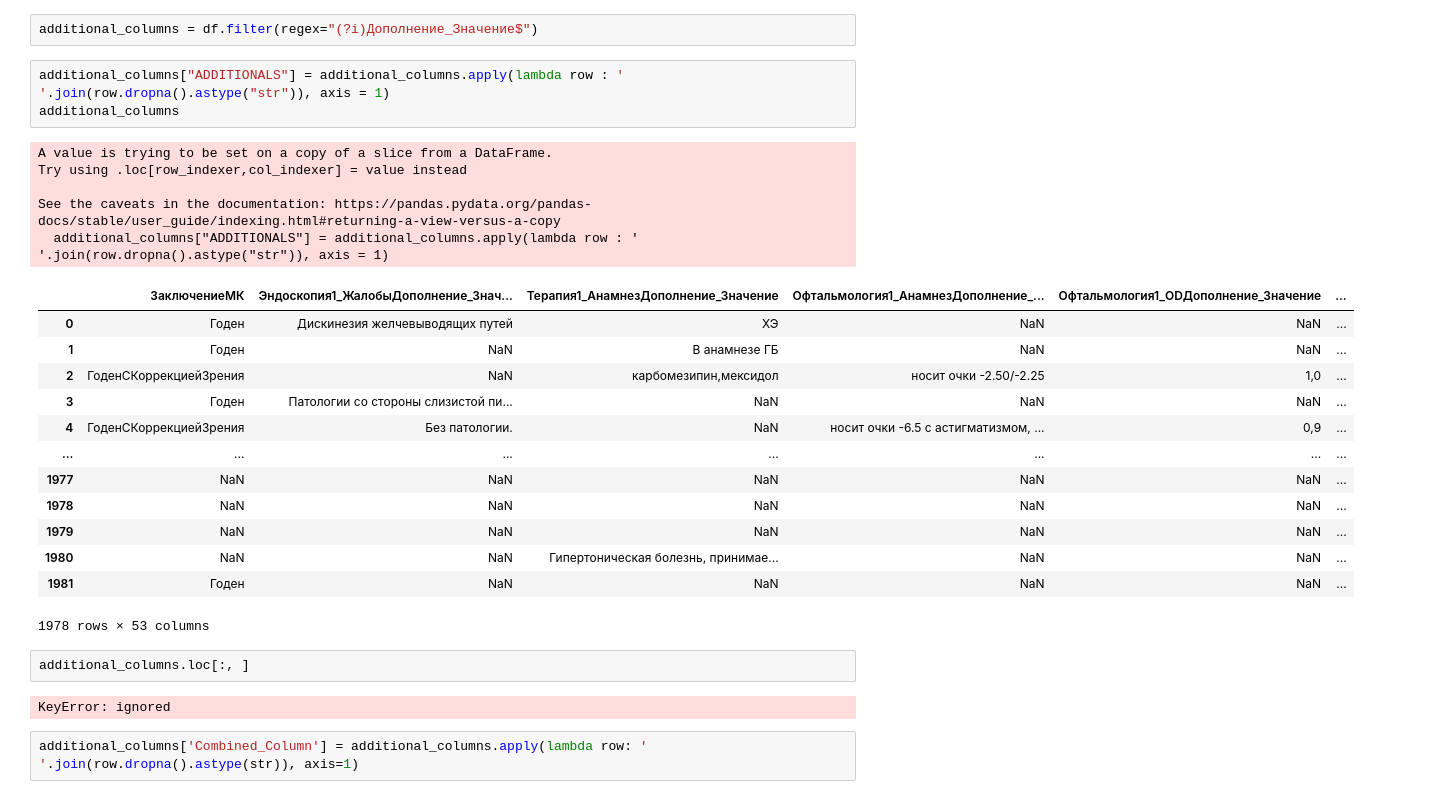
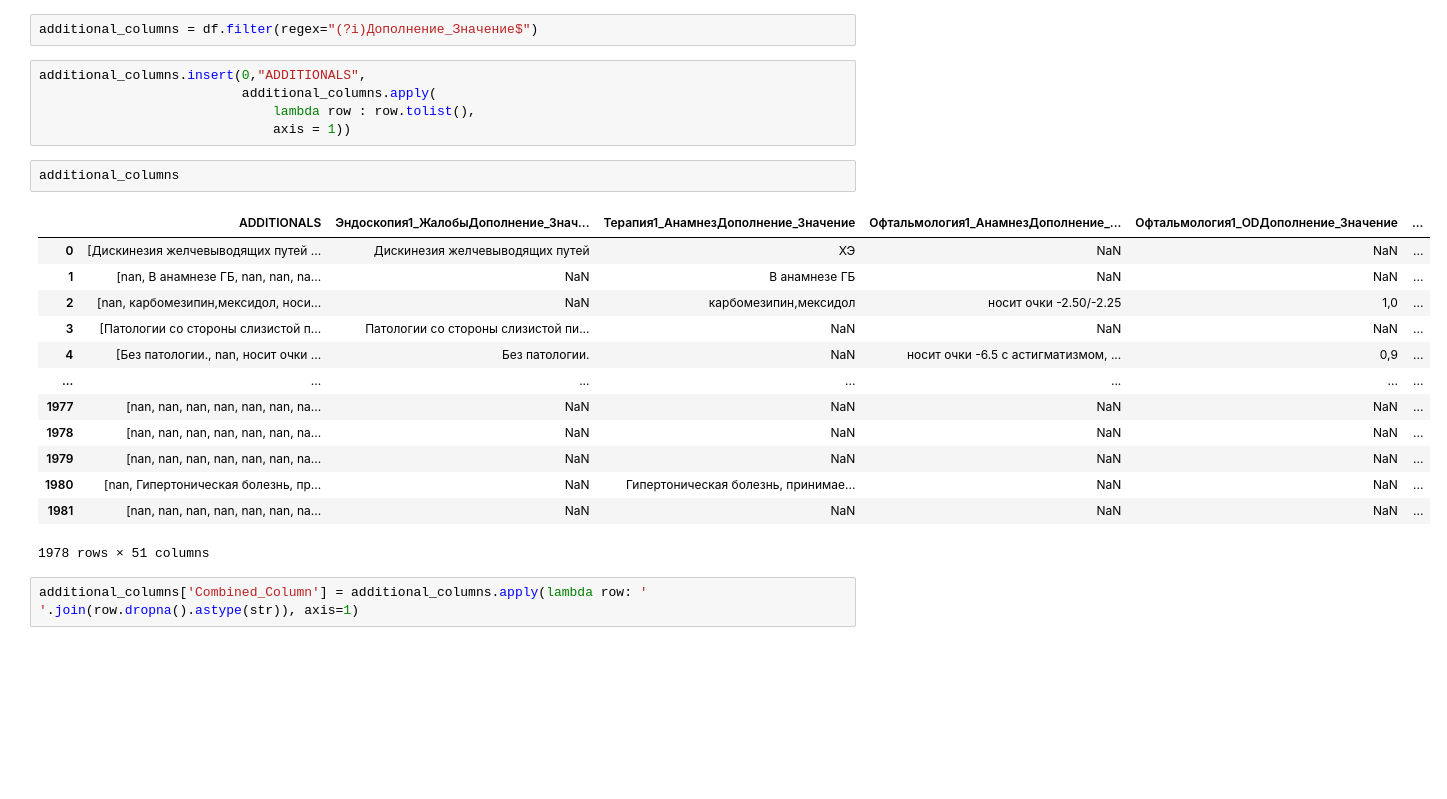
Before and after one commit to Untick/InspectrumClinic_RecSys, a Jupyter notebook: Paul Himyak/work_with_dataset.ipynb, the cells around one changed output. Cells and saved outputs as stored; diff of their text form; blank space fills up the shorter version.

```diff
--- a/Paul Himyak/work_with_dataset.ipynb
+++ b/Paul Himyak/work_with_dataset.ipynb
@@ -336,31 +336,26 @@ print(uuid_columns.shape)
 # %%
 additional_columns = df.filter(regex="(?i)Дополнение_Значение$")
 # %%
-additional_columns["ADDITIONALS"] = additional_columns.apply(lambda row : ' '.join(row.dropna().astype("str")), axis = 1)
-additional_columns
+additional_columns.insert(0,"ADDITIONALS",
+                          additional_columns.apply(
+                              lambda row : row.tolist(),
+                              axis = 1))
-# %% [output]
-A value is trying to be set on a copy of a slice from a DataFrame.
-Try using .loc[row_indexer,col_indexer] = value instead
-
-See the caveats in the documentation: https://pandas.pydata.org/pandas-docs/stable/user_guide/indexing.html#returning-a-view-versus-a-copy
-  additional_columns["ADDITIONALS"] = additional_columns.apply(lambda row : ' '.join(row.dropna().astype("str")), axis = 1)
-|  | ЗаключениеМК | Эндоскопия1_ЖалобыДополнение_Знач... | Терапия1_АнамнезДополнение_Значение | Офтальмология1_АнамнезДополнение_... | Офтальмология1_ODДополнение_Значение | ... |
-| 0 | Годен | Дискинезия желчевыводящих путей | ХЭ | NaN | NaN | ... |
-| 1 | Годен | NaN | В анамнезе ГБ | NaN | NaN | ... |
-| 2 | ГоденСКоррекциейЗрения | NaN | карбомезипин,мексидол | носит очки -2.50/-2.25 | 1,0 | ... |
-| 3 | Годен | Патологии со стороны слизистой пи... | NaN | NaN | NaN | ... |
-| 4 | ГоденСКоррекциейЗрения | Без патологии. | NaN | носит очки -6.5 с астигматизмом, ... | 0,9 | ... |
-| ... | ... | ... | ... | ... | ... | ... |
-| 1977 | NaN | NaN | NaN | NaN | NaN | ... |
-| 1978 | NaN | NaN | NaN | NaN | NaN | ... |
-| 1979 | NaN | NaN | NaN | NaN | NaN | ... |
-| 1980 | NaN | NaN | Гипертоническая болезнь, принимае... | NaN | NaN | ... |
-| 1981 | Годен | NaN | NaN | NaN | NaN | ... |
-1978 rows × 53 columns
 # %%
-additional_columns.loc[:, ]
+additional_columns
 # %% [output]
+|  | ADDITIONALS | Эндоскопия1_ЖалобыДополнение_Знач... | Терапия1_АнамнезДополнение_Значение | Офтальмология1_АнамнезДополнение_... | Офтальмология1_ODДополнение_Значение | ... |
+| 0 | [Дискинезия желчевыводящих путей ... | Дискинезия желчевыводящих путей | ХЭ | NaN | NaN | ... |
+| 1 | [nan, В анамнезе ГБ, nan, nan, na... | NaN | В анамнезе ГБ | NaN | NaN | ... |
+| 2 | [nan, карбомезипин,мексидол, носи... | NaN | карбомезипин,мексидол | носит очки -2.50/-2.25 | 1,0 | ... |
+| 3 | [Патологии со стороны слизистой п... | Патологии со стороны слизистой пи... | NaN | NaN | NaN | ... |
+| 4 | [Без патологии., nan, носит очки ... | Без патологии. | NaN | носит очки -6.5 с астигматизмом, ... | 0,9 | ... |
+| ... | ... | ... | ... | ... | ... | ... |
+| 1977 | [nan, nan, nan, nan, nan, nan, na... | NaN | NaN | NaN | NaN | ... |
+| 1978 | [nan, nan, nan, nan, nan, nan, na... | NaN | NaN | NaN | NaN | ... |
+| 1979 | [nan, nan, nan, nan, nan, nan, na... | NaN | NaN | NaN | NaN | ... |
+| 1980 | [nan, Гипертоническая болезнь, пр... | NaN | Гипертоническая болезнь, принимае... | NaN | NaN | ... |
+| 1981 | [nan, nan, nan, nan, nan, nan, na... | NaN | NaN | NaN | NaN | ... |
-KeyError: ignored
+1978 rows × 51 columns
 # %%
 additional_columns['Combined_Column'] = additional_columns.apply(lambda row: ' '.join(row.dropna().astype(str)), axis=1)
 # %% [output]
```
